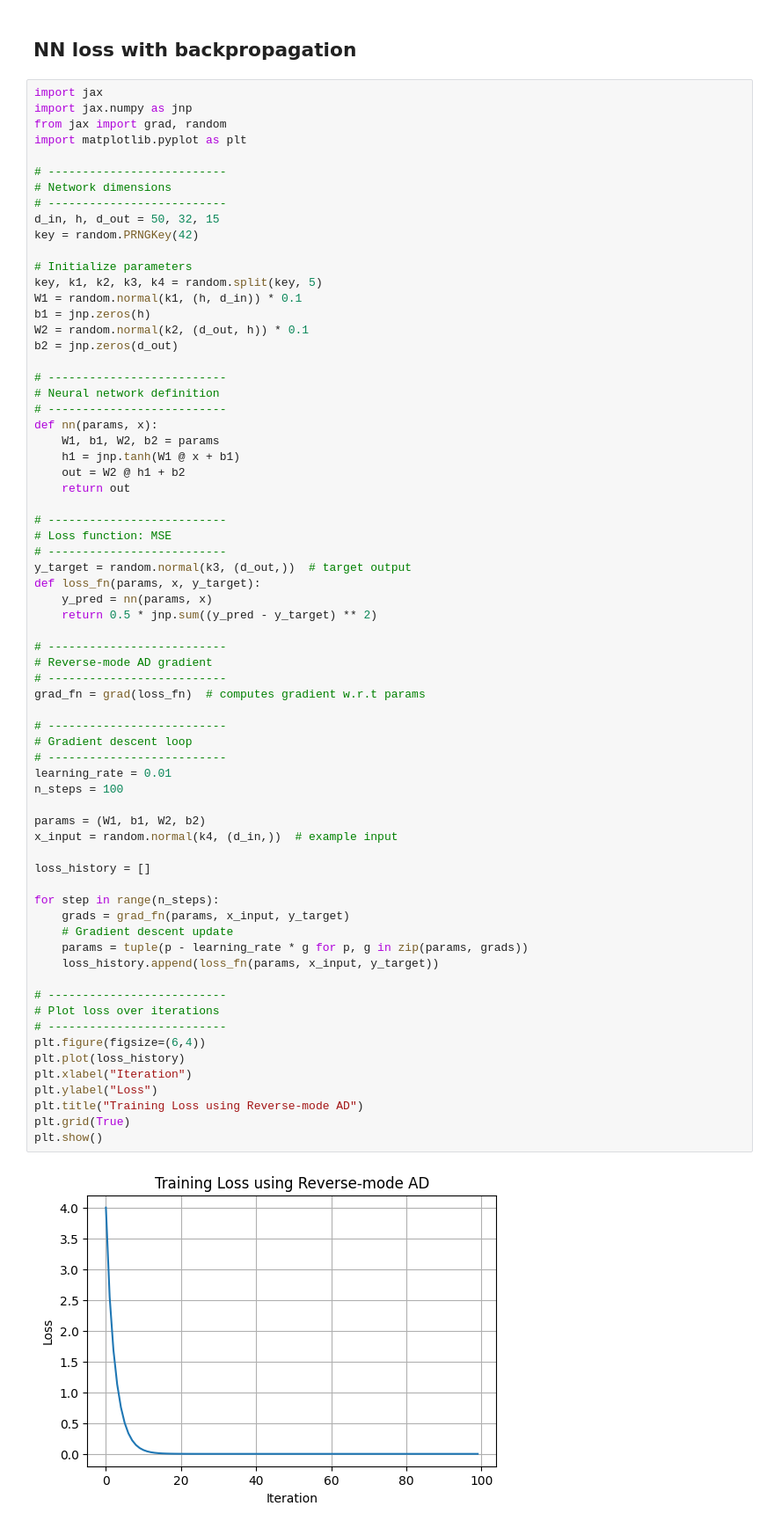
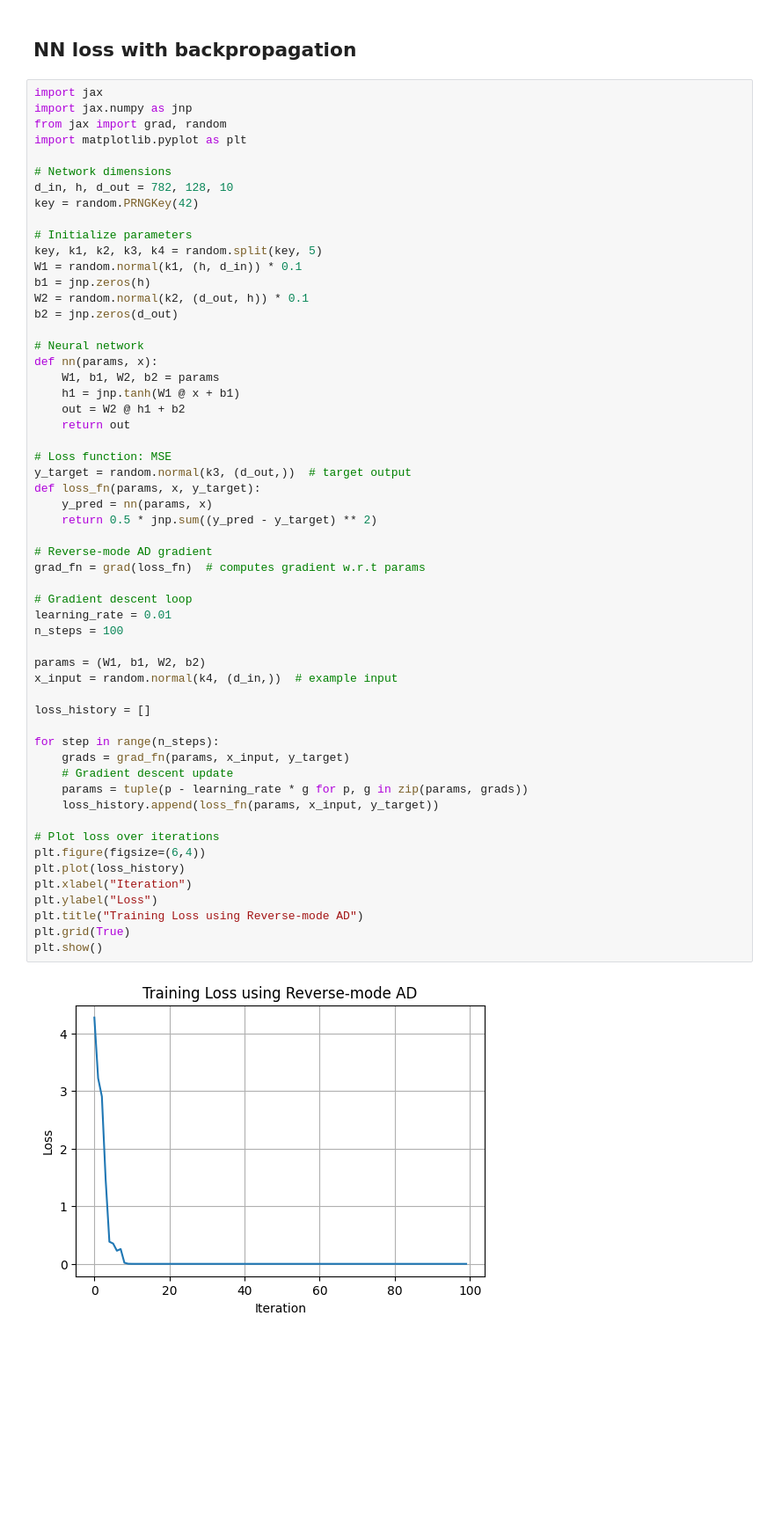
Before and after one commit to shtadinada/AD-Exercises, a Jupyter notebook: AD_exercises.ipynb, the cells around one changed output. Shown at 88% size. Drawn from its saved outputs; the diff is of its cells as text; blank space fills up the shorter version.

```diff
--- a/AD_exercises.ipynb
+++ b/AD_exercises.ipynb
@@ -824,10 +822,8 @@ import jax.numpy as jnp
 from jax import grad, random
 import matplotlib.pyplot as plt
 
-# --------------------------
 # Network dimensions
-# --------------------------
-d_in, h, d_out = 50, 32, 15
+d_in, h, d_out = 782, 128, 10
 key = random.PRNGKey(42)
 
 # Initialize parameters
@@ -837,54 +833,44 @@ b1 = jnp.zeros(h)
 W2 = random.normal(k2, (d_out, h)) * 0.1
 b2 = jnp.zeros(d_out)
 
-# --------------------------
-# Neural network definition
-# --------------------------
+# Neural network
 def nn(params, x):
     W1, b1, W2, b2 = params
     h1 = jnp.tanh(W1 @ x + b1)
     out = W2 @ h1 + b2
     return out
 
-# --------------------------
 # Loss function: MSE
-# --------------------------
 y_target = random.normal(k3, (d_out,))  # target output
 def loss_fn(params, x, y_target):
     y_pred = nn(params, x)
     return 0.5 * jnp.sum((y_pred - y_target) ** 2)
 
-# --------------------------
 # Reverse-mode AD gradient
-# --------------------------
 grad_fn = grad(loss_fn)  # computes gradient w.r.t params
 
-# --------------------------
 # Gradient descent loop
-# --------------------------
 learning_rate = 0.01
 n_steps = 100
 
 params = (W1, b1, W2, b2)
 x_input = random.normal(k4, (d_in,))  # example input
 
 loss_history = []
 
 for step in range(n_steps):
     grads = grad_fn(params, x_input, y_target)
     # Gradient descent update
     params = tuple(p - learning_rate * g for p, g in zip(params, grads))
     loss_history.append(loss_fn(params, x_input, y_target))
 
-# --------------------------
 # Plot loss over iterations
-# --------------------------
 plt.figure(figsize=(6,4))
 plt.plot(loss_history)
 plt.xlabel("Iteration")
 plt.ylabel("Loss")
 plt.title("Training Loss using Reverse-mode AD")
 plt.grid(True)
 plt.show()
 # %% [output]
-[figure, old version]
+[figure, new version]
```
Also changed, not shown: parts of 17 cells of this notebook, 4 other files.
